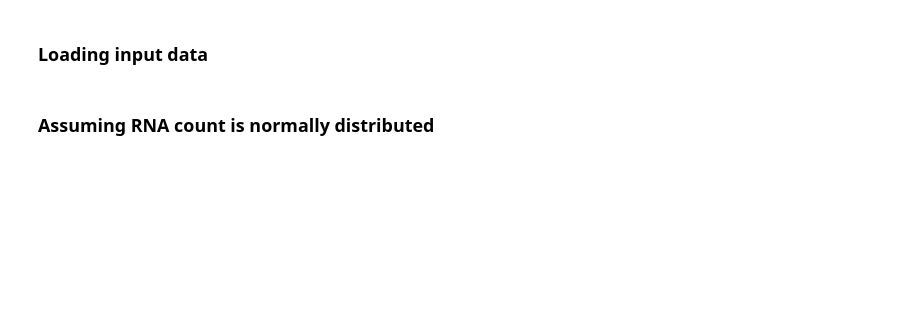
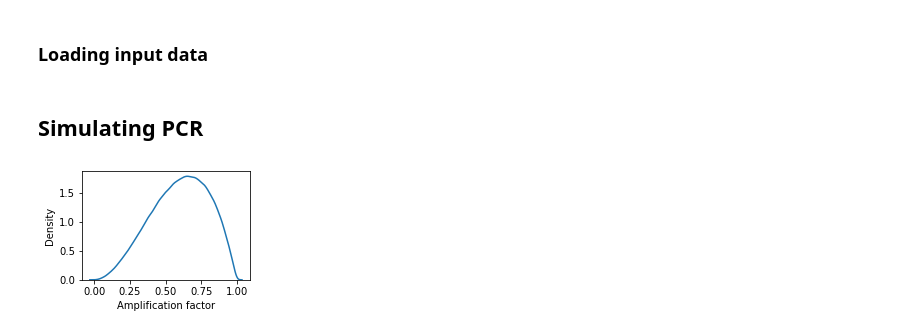
Before and after one commit to RPGroup-PBoC/theoretical_regseq, a Jupyter notebook: notebooks/noise/experimental_noise.ipynb, the cells around one changed output. Saved outputs shown, nothing was run; the diff lists cells and outputs as text; code cells hidden in the pictures; blank space fills up the shorter version.

```diff
--- a/notebooks/noise/experimental_noise.ipynb
+++ b/notebooks/noise/experimental_noise.ipynb
@@ -41,5 +44,5 @@ for i in range(3):
     O1_1027_fixed[i] = tregs.simulate.fix_wt(O1_1027_raw[i], rep_site)
 
 rep_emat = np.mean(O1_1027_fixed, axis=0)
-# %% [markdown]
-### Assuming RNA count is normally distributed
+# %% [markdown]
+## Simulating PCR
@@ -88,3 +98,11 @@ df = simrep_with_expt_noise(promoter, rnap_site, rep_site, rnap_emat, rep_emat,
 n_seqs = len(df)
 mut_list = df['seq'].values
 mu_data = df['norm_ct_1']
+# %%
+fig, ax = plt.subplots(figsize=(3, 2))
+dist = np.random.beta(a=3, b=2, size=1000000)
+sns.kdeplot(dist)
+ax.set_xlabel('Amplification factor')
+plt.show()
+# %% [output]
+[figure, added]
```
Also changed, not shown: parts of 29 cells of this notebook, 3 other files.
